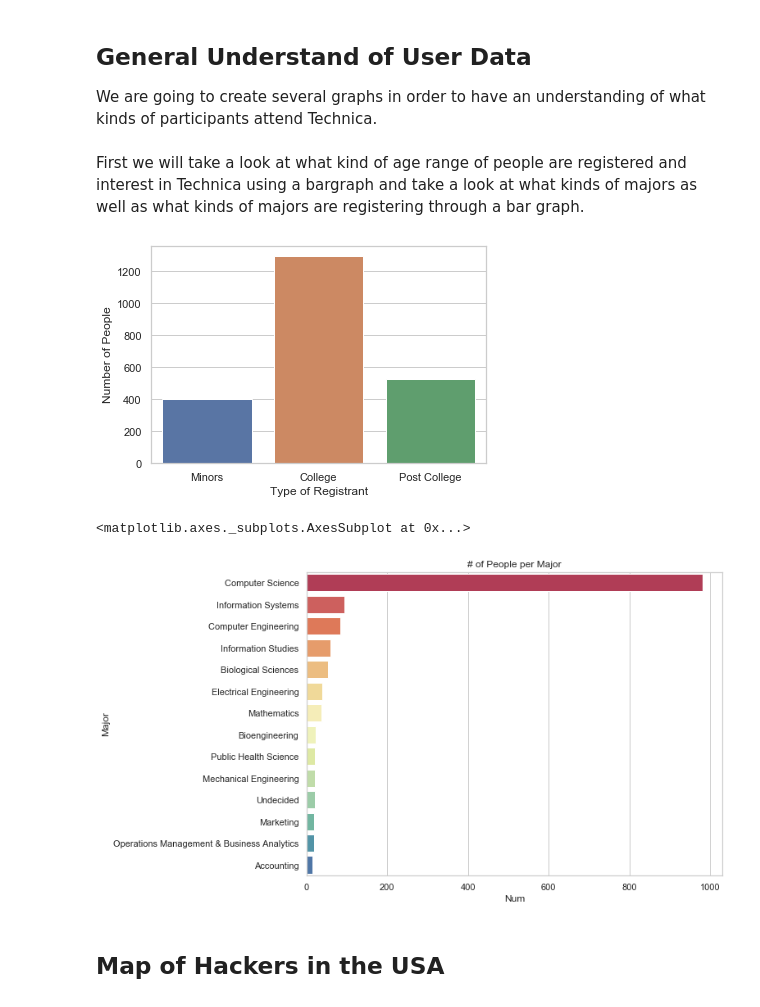
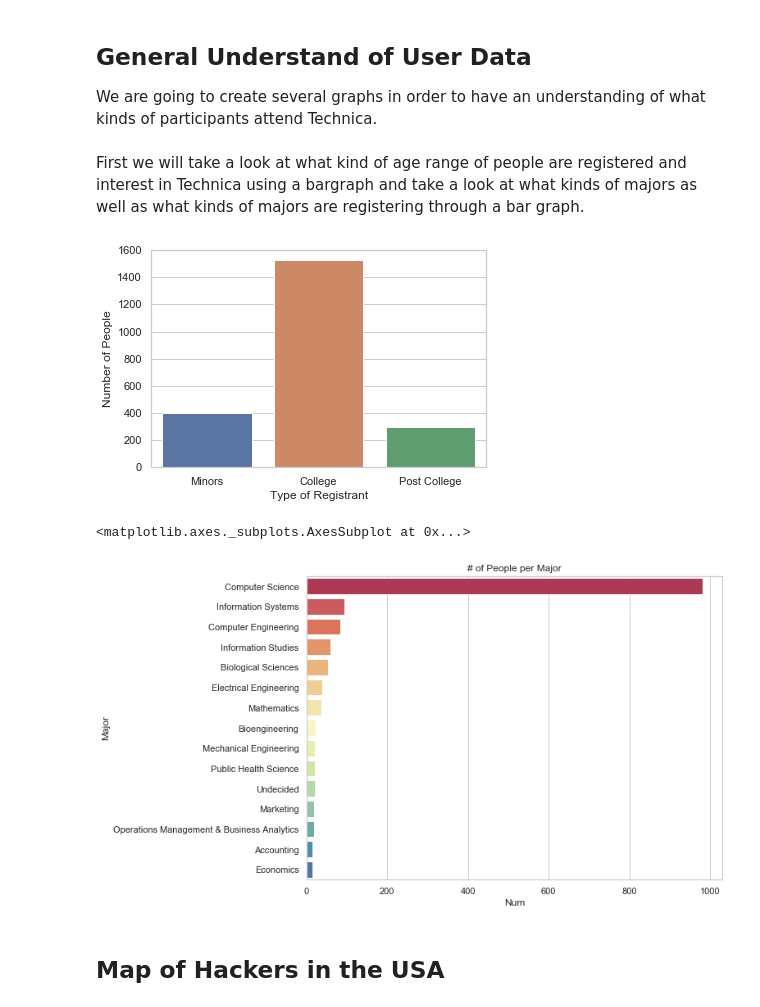
Before and after one commit to sofiaFern/datascience_320_project, a Jupyter notebook: final_technica_proj.ipynb, the cells around one changed output. Drawn from its saved outputs; the diff is of its cells as text; code cells hidden in the pictures.

Commit message:
deleted my plots cause i suck and redid them

```diff
--- a/final_technica_proj.ipynb
+++ b/final_technica_proj.ipynb
@@ -50,9 +50,9 @@ import requests
 
 matplotlib.style.use("ggplot")
 
-data2 = pd.read_csv("technica_data_2019.csv")
-data = pd.read_csv("technica_data_2018.csv")
-print(data2.info())
+data2019 = pd.read_csv("technica_data_2019.csv")
+data2018 = pd.read_csv("technica_data_2018.csv")
+print(data2019.info())
 # %% [output]
 <class 'pandas.core.frame.DataFrame'>
 RangeIndex: 2241 entries, 0 to 2240
@@ -98,37 +98,48 @@ clean_data
 We are going to create several graphs in order to have an understanding of what kinds of participants attend Technica.
 <br> <br>
 First we will take a look at what kind of age range of people are registered and interest in Technica using a bargraph and take a look at what kinds of majors as well as what kinds of majors are registering through a bar graph.
+# %%
+#majors
+minors = 0
+college = 0
+post_college = 0
+
+ages = data2018['Age']
+for age in ages:
+    if int(age) <18:
+        minors += 1
+    elif int(age) >= 18 and int(age) <= 23:
+        college += 1
+    else:
+        post_college += 1
+
+
+x = ['Minors', 'College', 'Post College']
+y = [minors, college, post_college]
+
+my_plot = sns.barplot(x, y);
+my_plot.set(xlabel ='Type of Registrant', ylabel = 'Number of People')
+plt.show()
+# %% [output]
+[figure, added]
 # %%
-#majors
-my_plot = sns.barplot(x, y);
-my_plot.set(xlabel ='Type of Registrant', ylabel = 'Number of People')
-plt.show()
-
 import seaborn as sns
 import matplotlib.pyplot as plt
 from matplotlib.gridspec import GridSpec
+
+
+df_major = pd.DataFrame(data2018['Major'].value_counts())
+df_major = df_major.head(15)
+major_clean = df_major.reset_index()
+major_clean.columns = ['Major', 'Num']
 
 sns.set(style="whitegrid")
 plt.figure(2, figsize=(20,15))
 the_grid = GridSpec(2, 2)
 
 plt.subplot(the_grid[0, 1],  title='# of People per Major')
 sns.barplot(x='Num',y='Major', data=major_clean, palette='Spectral')
-
-import seaborn as sns
-import matplotlib.pyplot as plt
-from matplotlib.gridspec import GridSpec
-
-sns.set(style="whitegrid")
-#s
-
-plt.figure(2, figsize=(20,15))
-the_grid = GridSpec(2, 2)
-
-plt.subplot(the_grid[0, 1],  title='# of People per Major')
-sns.barplot(x='Num',y='Major', data=major_clean, palette='Spectral')
 # %% [output]
+<matplotlib.axes._subplots.AxesSubplot at 0x...>
-[figure, old version]
+[figure, new version]
-<matplotlib.axes._subplots.AxesSubplot at 0x...>
-[figure, removed]
 # %%
```
Also changed, not shown: parts of 3 cells of this notebook.
